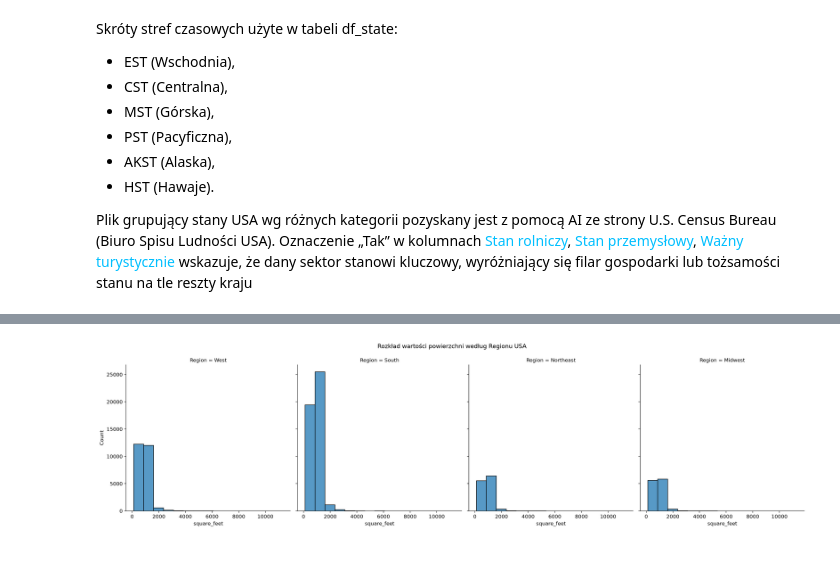
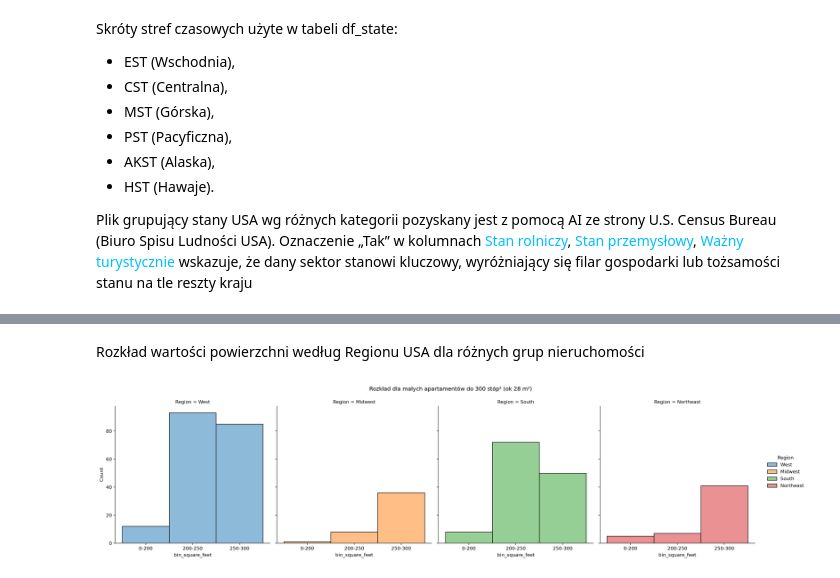
Before and after one commit to michalinahinc/Kurs_Analiza, a Jupyter notebook: pliki_robocze/Analiza_GK.ipynb, the cells around one changed output, grey strips where cells are left out. Cells and saved outputs as stored; diff of their text form; code cells hidden in the pictures.

```diff
--- a/pliki_robocze/Analiza_GK.ipynb
+++ b/pliki_robocze/Analiza_GK.ipynb
@@ -140,12 +97,9 @@ plt.show()
-# %%
-sns.displot(
-    data=df,
-    x="square_feet",
-    col="Region",
-    bins=15
-)
-
-plt.suptitle("Rozkład wartości powierzchni według Regionu USA", y=1.05)
-plt.show()
-# %% [output]
-[figure, removed]
+# %%
+df1 = df[(df["square_feet"] <= 300)]
+df1["bin_square_feet"] = pd.cut(
+    df1["square_feet"],
+    bins=[0, 200, 250, 300, float("inf")],
+    labels=["0-200", "200-250", "250-300", "300+"]
+)
+#df1.head(3)
+#df1.to_csv('D:\\tmp\\df1.csv', sep=';', index=False, encoding='utf-8')
@@ -151,0 +123,13 @@ plt.show()
+# %% [markdown]
+Rozkład wartości powierzchni według Regionu USA dla różnych grup nieruchomości
+# %%
+sns.displot(
+    data=df1,
+    x="bin_square_feet",
+    col="Region",
+    hue="Region"
+)
+plt.suptitle("Rozkład dla małych apartamentów do 300 stóp² (ok 28 m²)", y=1.05)
+plt.show()
+# %% [output]
+[figure, added]
```
Also changed, not shown: parts of 8 cells of this notebook, 2 other files.
